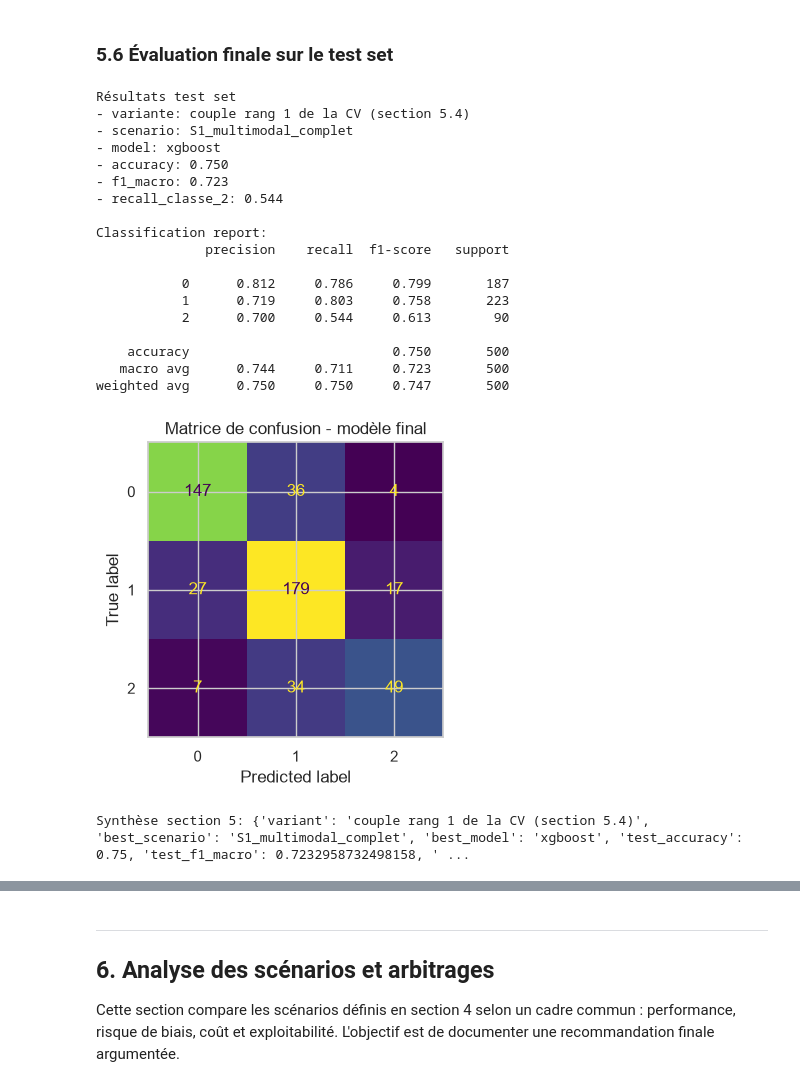
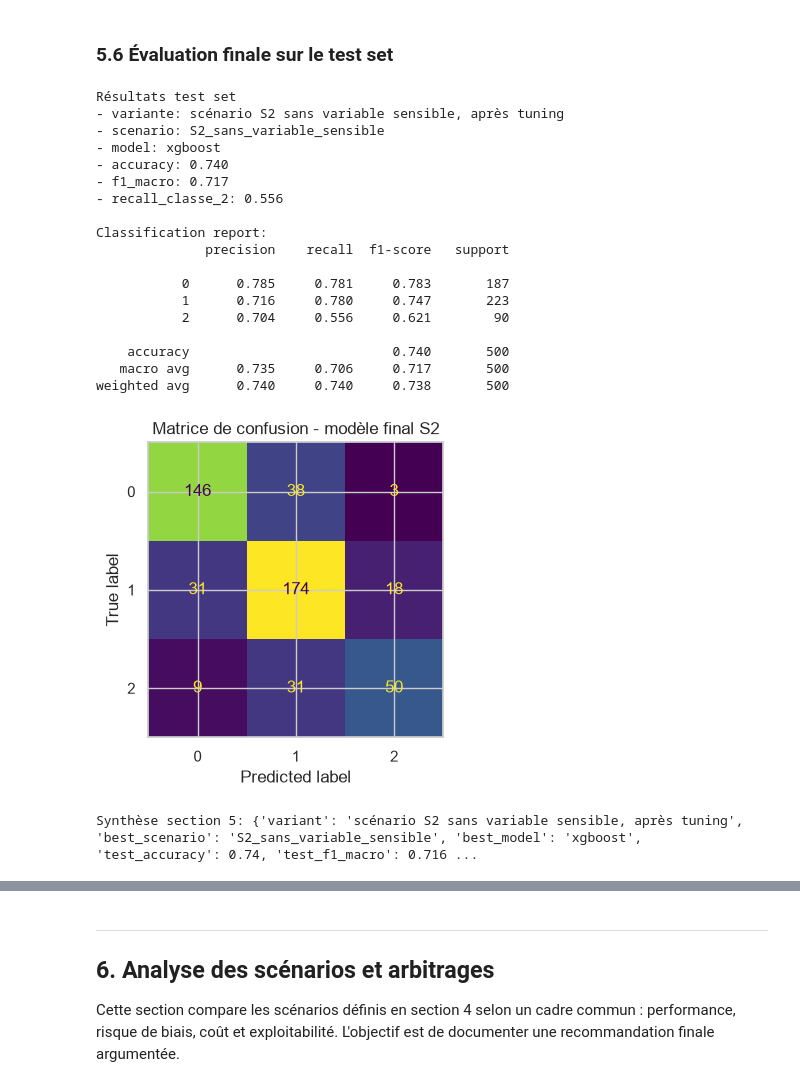
Before and after one commit to userZku/multimodal-classification, a Jupyter notebook: notebooks/multimodal-classification.ipynb, the cells around one changed output, grey strips where cells are left out. Saved outputs shown, nothing was run; the diff lists cells and outputs as text; code cells hidden in the pictures.

Commit message:
feat(model): promote sensitive-feature-free scenario

```diff
--- a/notebooks/multimodal-classification.ipynb
+++ b/notebooks/multimodal-classification.ipynb
@@ -1267,12 +1267,18 @@ from time import perf_counter
 
 assert "comparison_table" in globals(), "Exécuter la section 5.4 avant cette cellule"
 
-# 1) On part du meilleur couple CV (rank 1)
-best_rank1 = comparison_table.sort_values(["rank", "cv_f1_macro_mean"], ascending=[True, False]).iloc[0]
-selected_scenario = best_rank1["scenario"]
-selected_model_name = best_rank1["model"]
+# S1 sert de référence expérimentale. S2 est le seul scénario éligible à la
+# production car il exclut la variable sensible nationalite_hors_ue.
+production_scenario = "S2_sans_variable_sensible"
+production_candidates = comparison_table.loc[
+    comparison_table["scenario"] == production_scenario
+].sort_values(["rank", "cv_f1_macro_mean"], ascending=[True, False])
 
-# 2) Grille courte selon le modèle sélectionné
+assert not production_candidates.empty, "Le scénario S2 est absent du tableau de comparaison"
+best_production_candidate = production_candidates.iloc[0]
+selected_scenario = production_scenario
+selected_model_name = best_production_candidate["model"]
+
 param_grids = {
     "xgboost": {
         "n_estimators": [300, 450],
@@ -1307,14 +1313,14 @@ base_model = candidate_models[selected_model_name]
 grid = list(ParameterGrid(param_grids[selected_model_name]))
 
 tuning_rows = []
-for i, params in enumerate(grid, start=1):
+for candidate_index, params in enumerate(grid, start=1):
     model = clone(base_model).set_params(**params)
     pipe = Pipeline([
         ("prep", clone(prep_tune)),
         ("clf", model),
     ])
 
-    t0 = perf_counter()
+    started_at = perf_counter()
     scores = cross_validate(
         pipe,
         X_tune,
@@ -1325,10 +1331,10 @@ for i, params in enumerate(grid, start=1):
         return_train_score=False,
         error_score="raise",
     )
-    elapsed = perf_counter() - t0
+    elapsed = perf_counter() - started_at
 
     tuning_rows.append({
-        "candidate_idx": i,
+        "candidate_idx": candidate_index,
         "scenario": selected_scenario,
         "model": selected_model_name,
         "params": params,
@@ -1348,7 +1354,7 @@ display(tuning_results)
 best_tuned_row = tuning_results.iloc[0]
 selected_params = best_tuned_row["params"]
 
-print("Sélection finale section 5.5 (rank 1 + tuning):")
+print("Sélection finale section 5.5 (S2 production + tuning):")
 print(f"- scenario: {selected_scenario}")
 print(f"- model: {selected_model_name}")
 print(f"- params: {selected_params}")
@@ -1377,11 +1383,12 @@ import matplotlib.pyplot as plt
 from sklearn.metrics import accuracy_score, classification_report, confusion_matrix, f1_score, ConfusionMatrixDisplay
 
 assert "selected_scenario" in globals() and "selected_model_name" in globals(), "Exécuter la section 5.5 avant l'évaluation finale"
+assert selected_scenario == "S2_sans_variable_sensible", "L'évaluation finale doit porter sur le scénario de production S2"
 
 final_scenario = selected_scenario
 final_model_name = selected_model_name
 final_model = clone(candidate_models[final_model_name]).set_params(**selected_params)
-final_label = "couple rang 1 de la CV (section 5.4)"
+final_label = "scénario S2 sans variable sensible, après tuning"
 
 final_preprocessor = clone(scenario_data[final_scenario]["preprocessor"])
 final_pipeline = Pipeline([
@@ -1405,47 +1412,47 @@ print(f"- f1_macro: {test_f1_macro:.3f}")
 print(f"- recall_classe_2: {test_recall_class2:.3f}")
 
 print("\nClassification report:")
 print(classification_report(y_test, y_pred, digits=3, zero_division=0))
 
 cm = confusion_matrix(y_test, y_pred, labels=[0, 1, 2])
 fig, ax = plt.subplots(figsize=(5, 4))
 disp = ConfusionMatrixDisplay(confusion_matrix=cm, display_labels=[0, 1, 2])
 disp.plot(ax=ax, colorbar=False)
-ax.set_title("Matrice de confusion - modèle final")
+ax.set_title("Matrice de confusion - modèle final S2")
 plt.tight_layout()
 plt.show()
 
 section5_summary = {
     "variant": final_label,
     "best_scenario": final_scenario,
     "best_model": final_model_name,
     "test_accuracy": float(test_accuracy),
     "test_f1_macro": float(test_f1_macro),
     "test_recall_class2": float(test_recall_class2),
 }
 
 print("\nSynthèse section 5:", section5_summary)
 # %% [output]
 Résultats test set
-- variante: couple rang 1 de la CV (section 5.4)
-- scenario: S1_multimodal_complet
+- variante: scénario S2 sans variable sensible, après tuning
+- scenario: S2_sans_variable_sensible
 - model: xgboost
-- accuracy: 0.750
-- f1_macro: 0.723
-- recall_classe_2: 0.544
+- accuracy: 0.740
+- f1_macro: 0.717
+- recall_classe_2: 0.556
 
 Classification report:
               precision    recall  f1-score   support
 
-           0      0.812     0.786     0.799       187
-           1      0.719     0.803     0.758       223
-           2      0.700     0.544     0.613        90
+           0      0.785     0.781     0.783       187
+           1      0.716     0.780     0.747       223
+           2      0.704     0.556     0.621        90
 
-    accuracy                          0.750       500
-   macro avg      0.744     0.711     0.723       500
-weighted avg      0.750     0.750     0.747       500
+    accuracy                          0.740       500
+   macro avg      0.735     0.706     0.717       500
+weighted avg      0.740     0.740     0.738       500
-[figure, old version]
+[figure, new version]
-Synthèse section 5: {'variant': 'couple rang 1 de la CV (section 5.4)', 'best_scenario': 'S1_multimodal_complet', 'best_model': 'xgboost', 'test_accuracy': 0.75, 'test_f1_macro': 0.7232958732498158, ' ...
+Synthèse section 5: {'variant': 'scénario S2 sans variable sensible, après tuning', 'best_scenario': 'S2_sans_variable_sensible', 'best_model': 'xgboost', 'test_accuracy': 0.74, 'test_f1_macro': 0.716 ...
 # %% [markdown]
 ### 5.7 Synthèse modélisation
 
```
Also changed, not shown: parts of 8 cells of this notebook, 13 other files.
